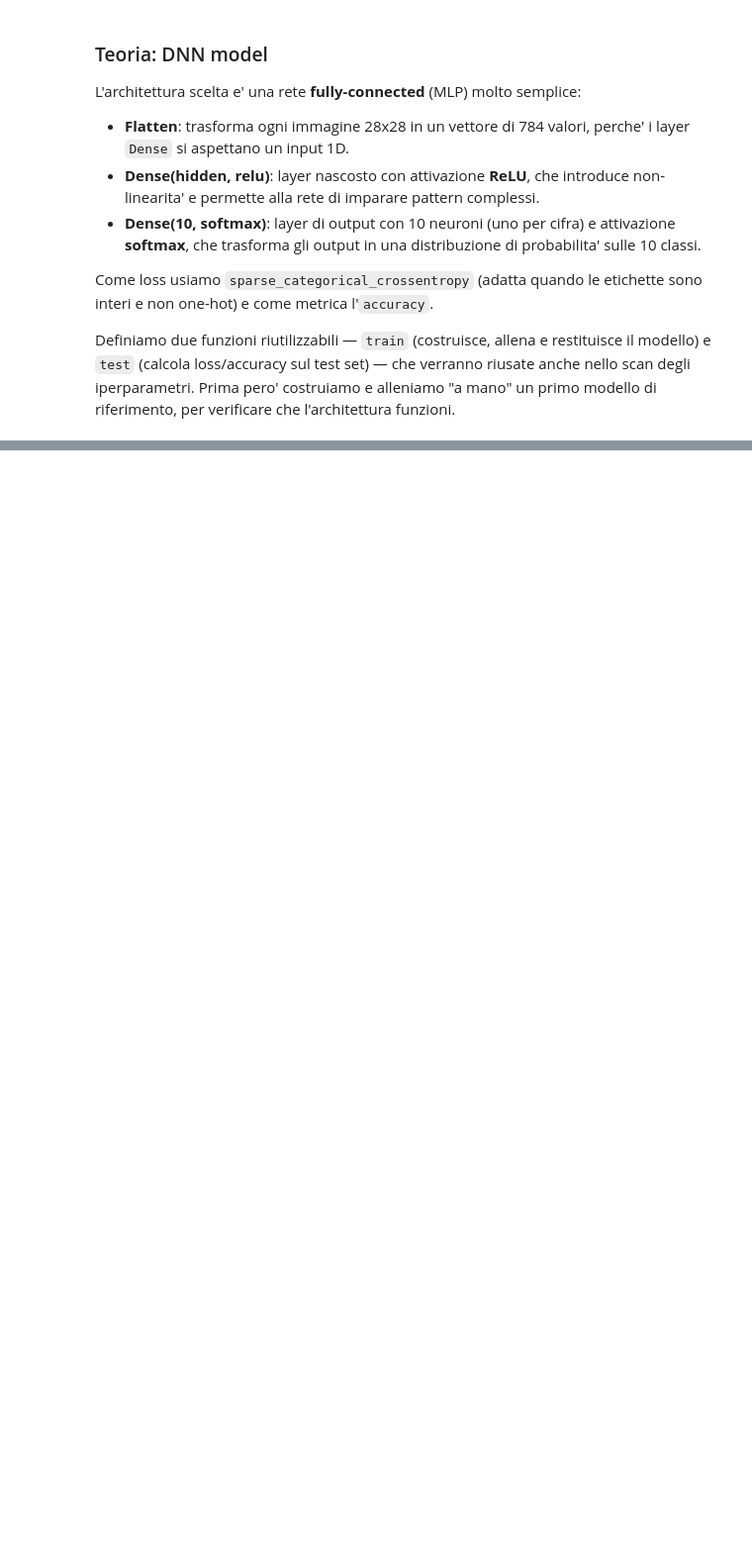
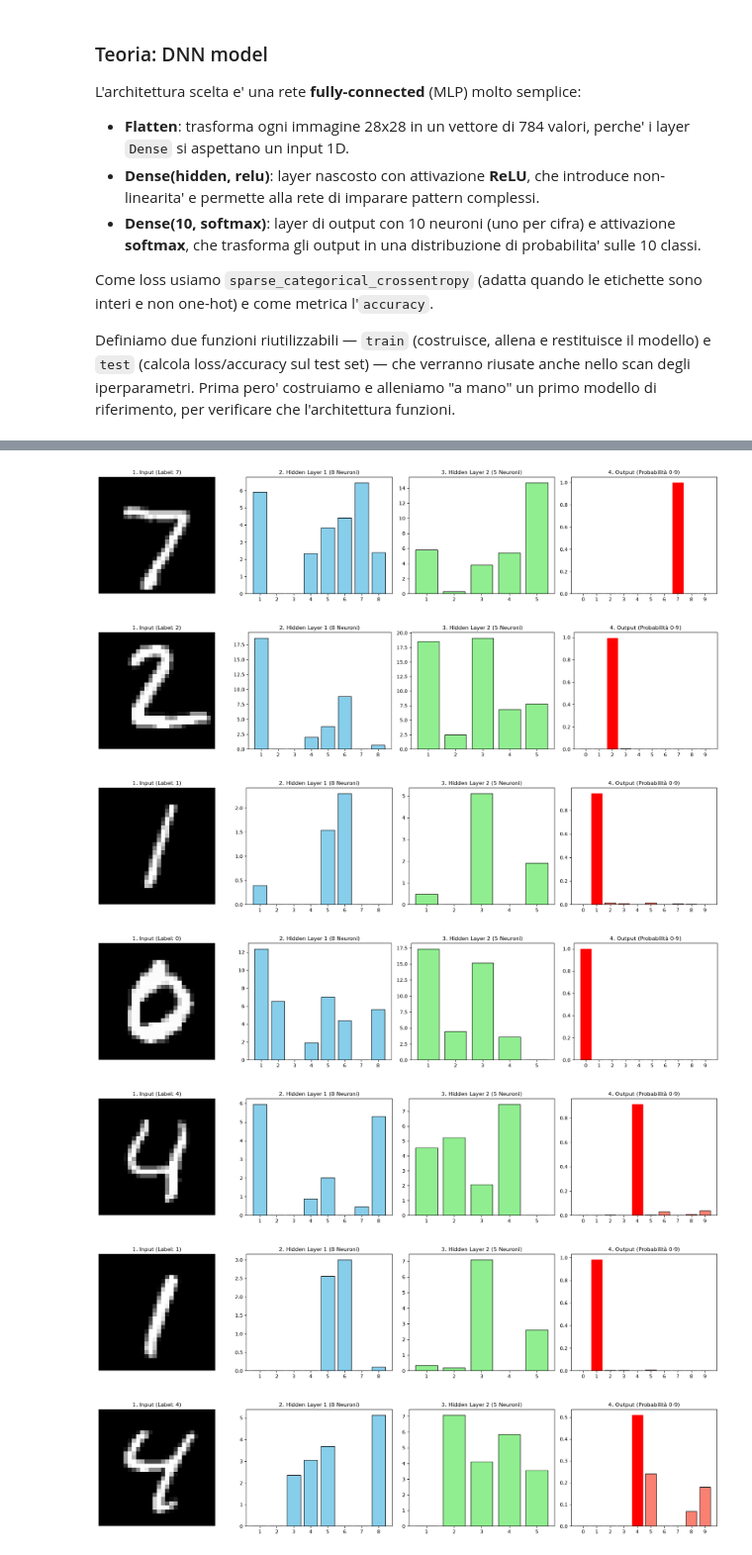
Before and after one commit to alivergani/Deep-Learning, a Jupyter notebook: FirstSteps/esercizio_5.ipynb, the cells around one changed output, grey strips where cells are left out. Shown at 99% size. Cells and saved outputs as stored; diff of their text form; code cells hidden in the pictures; blank space fills up the shorter version.

```diff
--- a/FirstSteps/esercizio_5.ipynb
+++ b/FirstSteps/esercizio_5.ipynb
@@ -287,0 +454,63 @@ Epoch 1/5
+# %%
+# modello con due hidden layer
+inputs = Input(shape=(28, 28))
+x = Flatten()(inputs)
+hidden1_out = Dense(8, activation='relu', name='hidden_1')(x)
+hidden2_out = Dense(5, activation='relu', name='hidden_2')(hidden1_out)
+outputs = Dense(10, activation='softmax', name='output_layer')(hidden2_out)
+
+model_deep = Model(inputs=inputs, outputs=outputs)
+model_deep.compile(optimizer='adam', loss='sparse_categorical_crossentropy', metrics=['accuracy'])
+
+# Addestramento veloce per fare in modo che i neuroni assumano pesi specifici
+model_deep.fit(train_images, train_labels, epochs=3, verbose=0)
+
+# estrattore indipendente per ciascun livello nascosto che serve a catturare le attivazioni dei neuroni
+extractor_1 = Model(inputs=inputs, outputs=hidden1_out)
+extractor_2 = Model(inputs=inputs, outputs=hidden2_out)
+
+for i in range(0, 10):
+    indice_scelto = i
+    img_array = test_images[indice_scelto : indice_scelto+1]
+    true_label = test_labels[indice_scelto]
+
+    # Eseguiamo il "Forward Pass" per estrarre i valori ai vari stadi
+    act_h1 = extractor_1.predict(img_array, verbose=0)[0]
+    act_h2 = extractor_2.predict(img_array, verbose=0)[0]
+    out_probs = model_deep.predict(img_array, verbose=0)[0]
+
+    fig, (ax1, ax2, ax3, ax4) = plt.subplots(1, 4, figsize=(18, 4))
+
+    # input
+    ax1.imshow(img_array[0], cmap='gray')
+    ax1.set_title(f"1. Input (Label: {true_label})", fontsize=11)
+    ax1.axis('off')
+
+    # primo hidden layer
+    ax2.bar(range(1, 9), act_h1, color='skyblue', edgecolor='black')
+    ax2.set_title("2. Hidden Layer 1 (8 Neuroni)", fontsize=11)
+    ax2.set_xticks(range(1, 9))
+
+    # secondo hidden layer
+    ax3.bar(range(1, 6), act_h2, color='lightgreen', edgecolor='black')
+    ax3.set_title("3. Hidden Layer 2 (5 Neuroni)", fontsize=11)
+    ax3.set_xticks(range(1, 6))
+
+    # output
+    ax4.bar(range(10), out_probs, color='salmon', edgecolor='black')
+    ax4.set_title("4. Output (Probabilità 0-9)", fontsize=11)
+    ax4.set_xticks(range(10))
+
+    predicted_digit = np.argmax(out_probs)
+    ax4.patches[predicted_digit].set_color('red')
+
+    plt.tight_layout()
+    plt.show()
+# %% [output]
+[figure, added]
+[figure, added]
+[figure, added]
+[figure, added]
+[figure, added]
+[figure, added]
+[figure, added]
```
Also changed, not shown: parts of 22 cells of this notebook, 21 other files.
